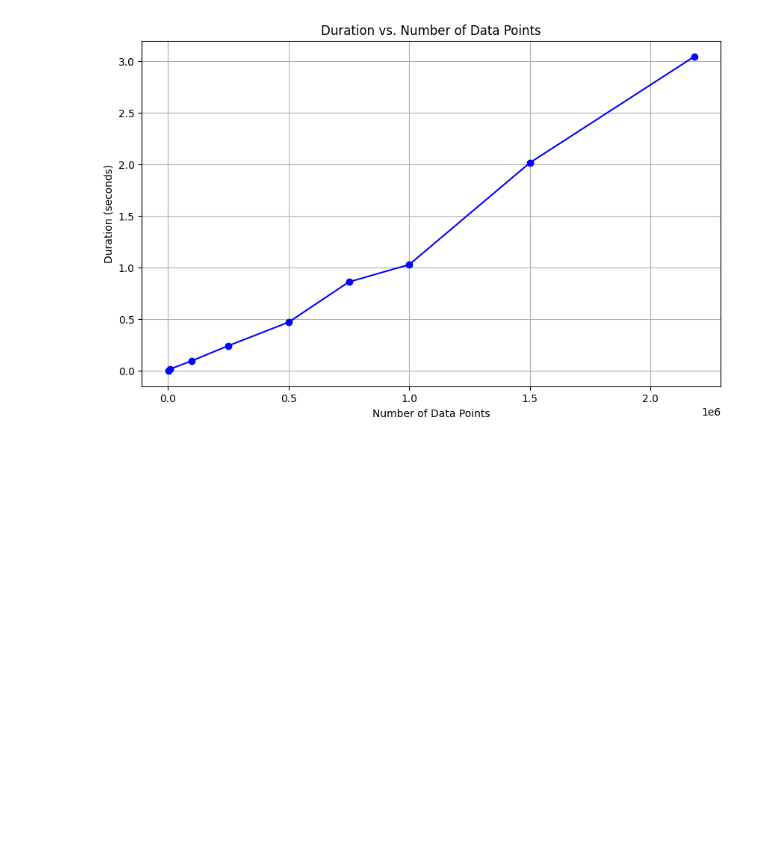
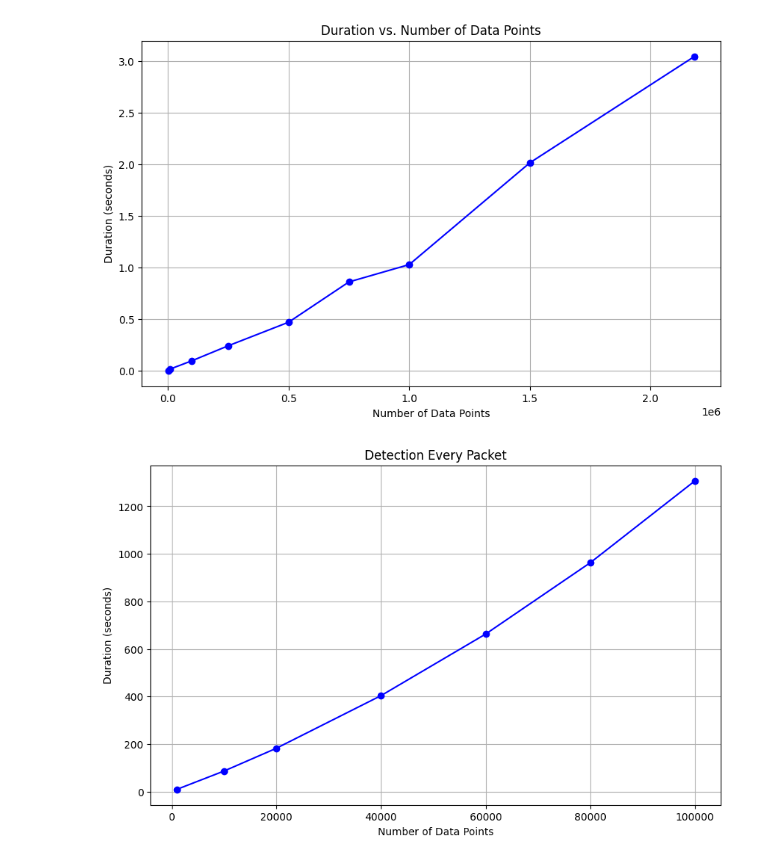
Before and after one commit to VincentSheh/Network_Anomaly, a Jupyter notebook: Flow_Analysis/pcap.ipynb, the cells around one changed output. Drawn from its saved outputs; the diff is of its cells as text; code cells hidden in the pictures; blank space fills up the shorter version.

```diff
--- a/Flow_Analysis/pcap.ipynb
+++ b/Flow_Analysis/pcap.ipynb
@@ -30,3 +30,31 @@ plt.grid(True)
 plt.show()
 # %% [output]
 [figure]
+# %%
+duration_list = [
+  [1000, 9.201],
+  [10000, 86.184],
+  [20000, 181.978],
+  [40000, 403.420],
+  [60000, 662.612],
+  [80000, 962.930],
+  [100000, 1307.382],
+]
+data_points, durations = zip(*duration_list)
+
+# Creating the plot
+plt.figure(figsize=(10, 6))  # Optional: Adjust figure size
+plt.plot(data_points, durations, marker='o', linestyle='-', color='b')
+
+# Adding title and labels
+plt.title('Detection Every Packet')
+plt.xlabel('Number of Data Points')
+plt.ylabel('Duration (seconds)')
+
+# Optional: Adding grid for better readability
+plt.grid(True)
+
+# Displaying the plot
+plt.show()
+# %% [output]
+[figure, added]
```
